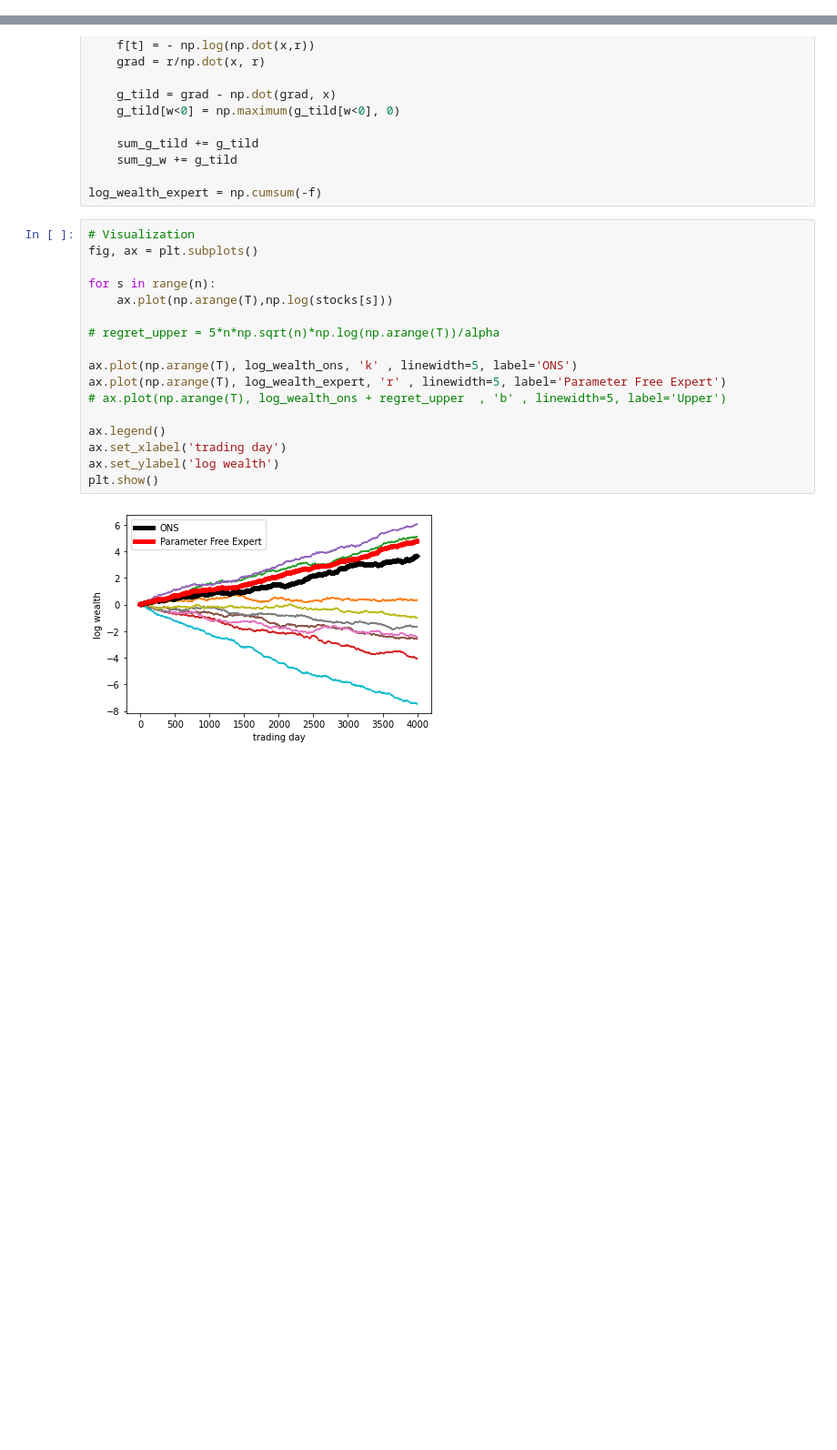
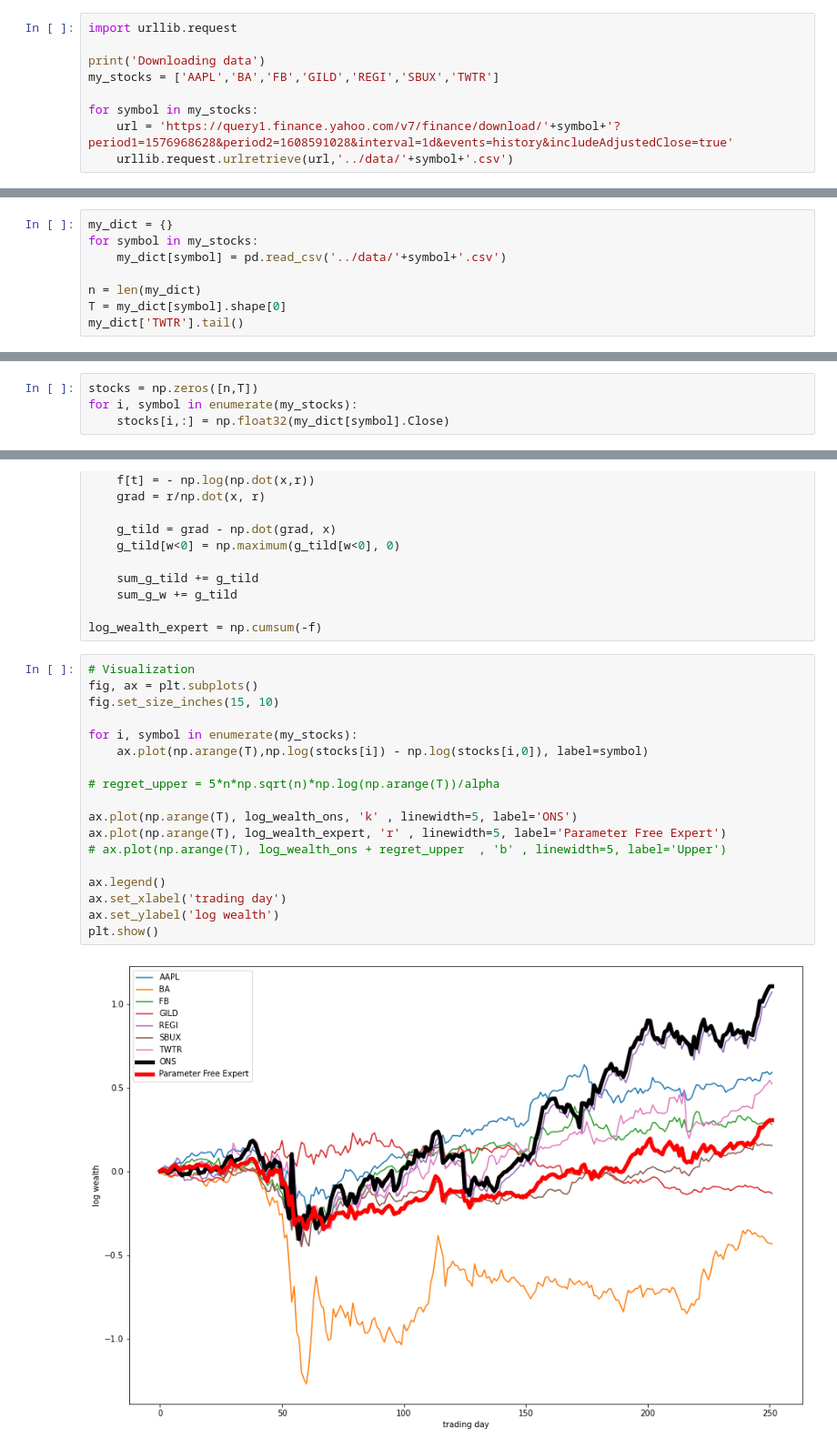
Before and after one commit to Siahkamari/Portfolio-Optimization-via-Expert-Algorithms, a Jupyter notebook: Online Newton Step/code/ons.ipynb, the cells around one changed output, grey strips where cells are left out. Shown at 91% size. Saved outputs shown, nothing was run; the diff lists cells and outputs as text; blank space fills up the shorter version.

Commit message:
reall data baby

```diff
--- a/Online Newton Step/code/ons.ipynb
+++ b/Online Newton Step/code/ons.ipynb
@@ -11,3 +12,12 @@ T = 4000
 
 r = 1 + 0.01*np.random.randn(n,T) + 0.001*np.random.randn(n,1)
 stocks =  np.cumprod(r, axis = 1)
+# %%
+import urllib.request
+
+print('Downloading data')
+my_stocks = ['AAPL','BA','FB','GILD','REGI','SBUX','TWTR']
+
+for symbol in my_stocks:
+    url = 'https://query1.finance.yahoo.com/v7/finance/download/'+symbol+'?period1=1576968628&period2=1608591028&interval=1d&events=history&includeAdjustedClose=true'
+    urllib.request.urlretrieve(url,'../data/'+symbol+'.csv')
@@ -13,0 +26,8 @@ stocks =  np.cumprod(r, axis = 1)
+# %%
+my_dict = {}
+for symbol in my_stocks:
+    my_dict[symbol] = pd.read_csv('../data/'+symbol+'.csv')
+
+n = len(my_dict)
+T = my_dict[symbol].shape[0]
+my_dict['TWTR'].tail()
@@ -14,3 +41,7 @@ stocks =  np.cumprod(r, axis = 1)
+# %%
+stocks = np.zeros([n,T])
+for i, symbol in enumerate(my_stocks):
+    stocks[i,:] = np.float32(my_dict[symbol].Close)
 # %%
 def project(y, A):
     n = y.size
@@ -82,19 +111,20 @@ log_wealth_expert = np.cumsum(-f)
 # %%
 # Visualization
 fig, ax = plt.subplots()
+fig.set_size_inches(15, 10)
 
-for s in range(n):
-    ax.plot(np.arange(T),np.log(stocks[s]))
+for i, symbol in enumerate(my_stocks):
+    ax.plot(np.arange(T),np.log(stocks[i]) - np.log(stocks[i,0]), label=symbol)
 
 # regret_upper = 5*n*np.sqrt(n)*np.log(np.arange(T))/alpha
 
 ax.plot(np.arange(T), log_wealth_ons, 'k' , linewidth=5, label='ONS')
 ax.plot(np.arange(T), log_wealth_expert, 'r' , linewidth=5, label='Parameter Free Expert')
 # ax.plot(np.arange(T), log_wealth_ons + regret_upper  , 'b' , linewidth=5, label='Upper')
 
 ax.legend()
 ax.set_xlabel('trading day')
 ax.set_ylabel('log wealth')
 plt.show()
 # %% [output]
-[figure, old version]
+[figure, new version]
```
Also changed, not shown: parts of 4 cells of this notebook, 7 other files.
